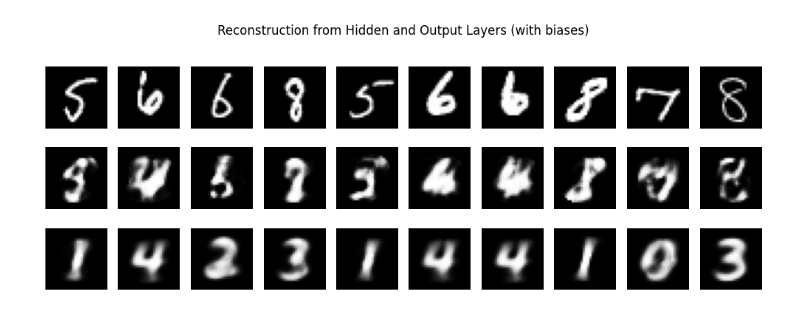
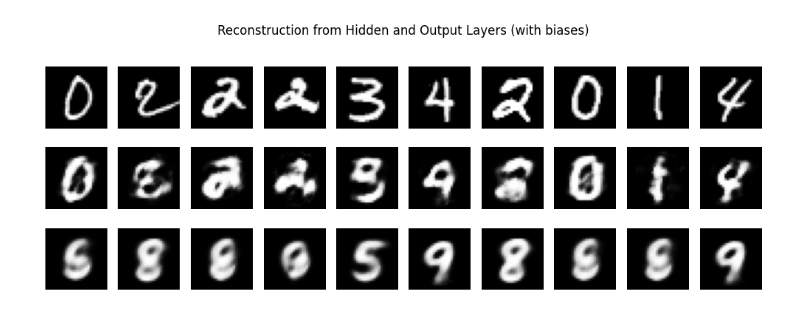
Before and after one commit to s-de-haan/Equilibrium-Fisher-Control, a Jupyter notebook: CL_experiments.ipynb, the cells around one changed output. Drawn from its saved outputs; the diff is of its cells as text; code cells hidden in the pictures.

```diff
--- a/CL_experiments.ipynb
+++ b/CL_experiments.ipynb
@@ -80,4 +80,4 @@ Starting Task 1/2
 # %%
-x1, x2, x3 = visualize_reconstructions(model, tasks_dataloaders[1][0])
+x1, x2, x3 = visualize_reconstructions(model, tasks_dataloaders[0][0])
 # %% [output]
-[figure, old version]
+[figure, new version]
```
Also changed, not shown: parts of 5 cells of this notebook, 2 other files.
